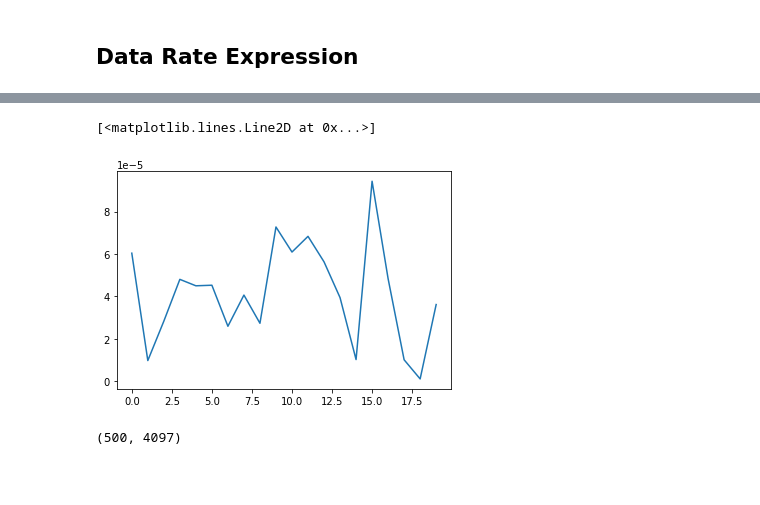
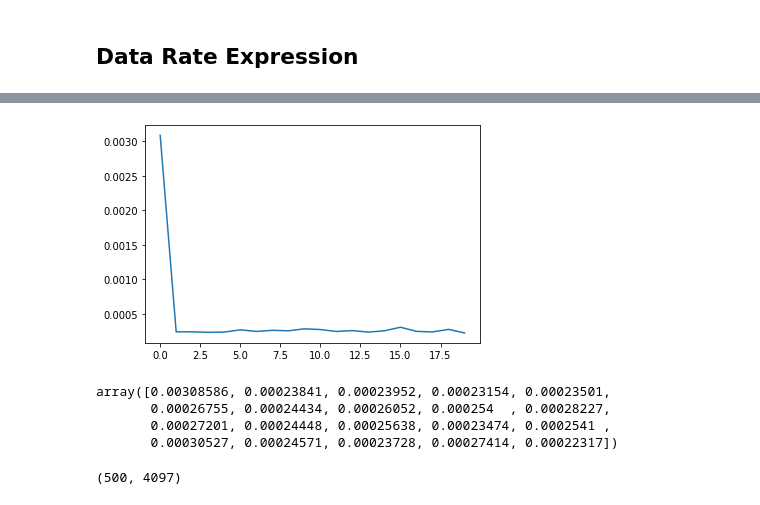
Before and after one commit to aditj/IRS-Paper, a Jupyter notebook: IRS_problem.ipynb, the cells around one changed output, grey strips where cells are left out. Drawn from its saved outputs; the diff is of its cells as text; code cells hidden in the pictures; blank space fills up the shorter version.

```diff
--- a/IRS_problem.ipynb
+++ b/IRS_problem.ipynb
@@ -208,9 +203,16 @@ R/10**8
 # %%
 time_h = np.fft.ifft(H,K,axis=0)[:L,:]
-plt.plot(np.abs(time_h[:,0]))
+plt.plot(np.abs(time_h).sum(axis=1))
+plt.show()
 # %% [output]
-[<matplotlib.lines.Line2D at 0x...>]
-[figure, old version]
+[figure, new version]
+# %%
+np.abs(time_h).sum(axis=1)
+# %% [output]
+array([0.00308586, 0.00023841, 0.00023952, 0.00023154, 0.00023501,
+       0.00026755, 0.00024434, 0.00026052, 0.000254  , 0.00028227,
+       0.00027201, 0.00024448, 0.00025638, 0.00023474, 0.0002541 ,
+       0.00030527, 0.00024571, 0.00023728, 0.00027414, 0.00022317])
 # %%
 estimate = np.load("/work/IRS-Paper/estimate_d1.npy")
 # %%
```
Also changed, not shown: parts of 28 cells of this notebook, 1 other file.
